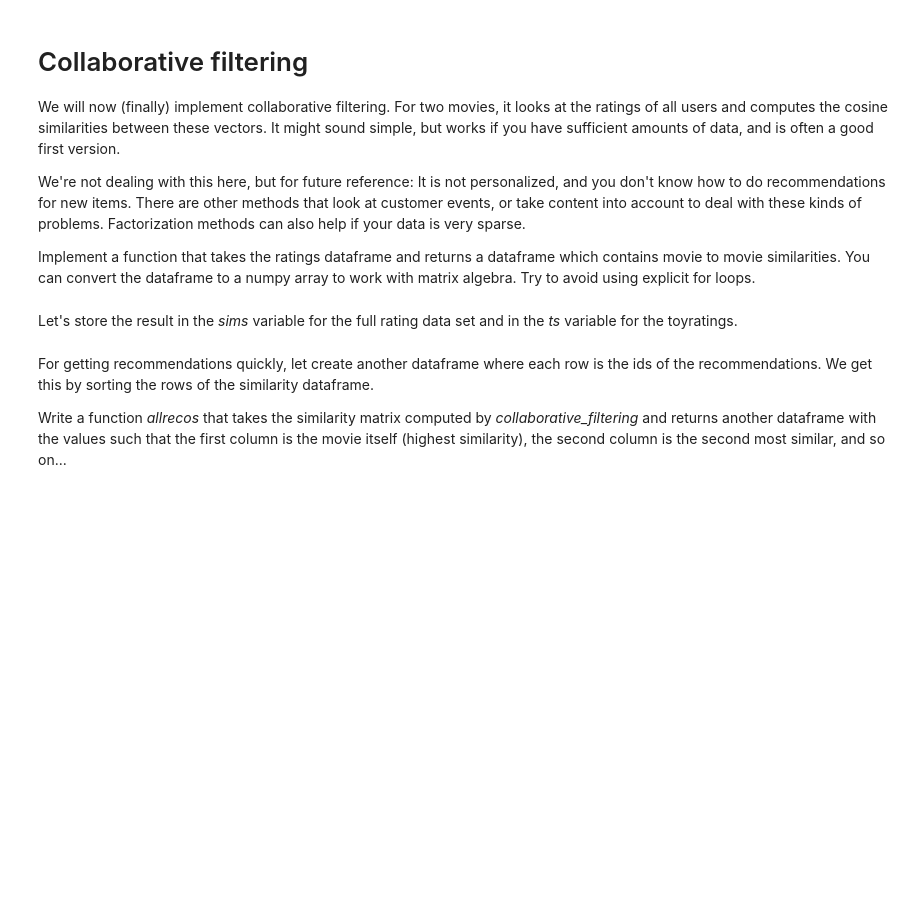
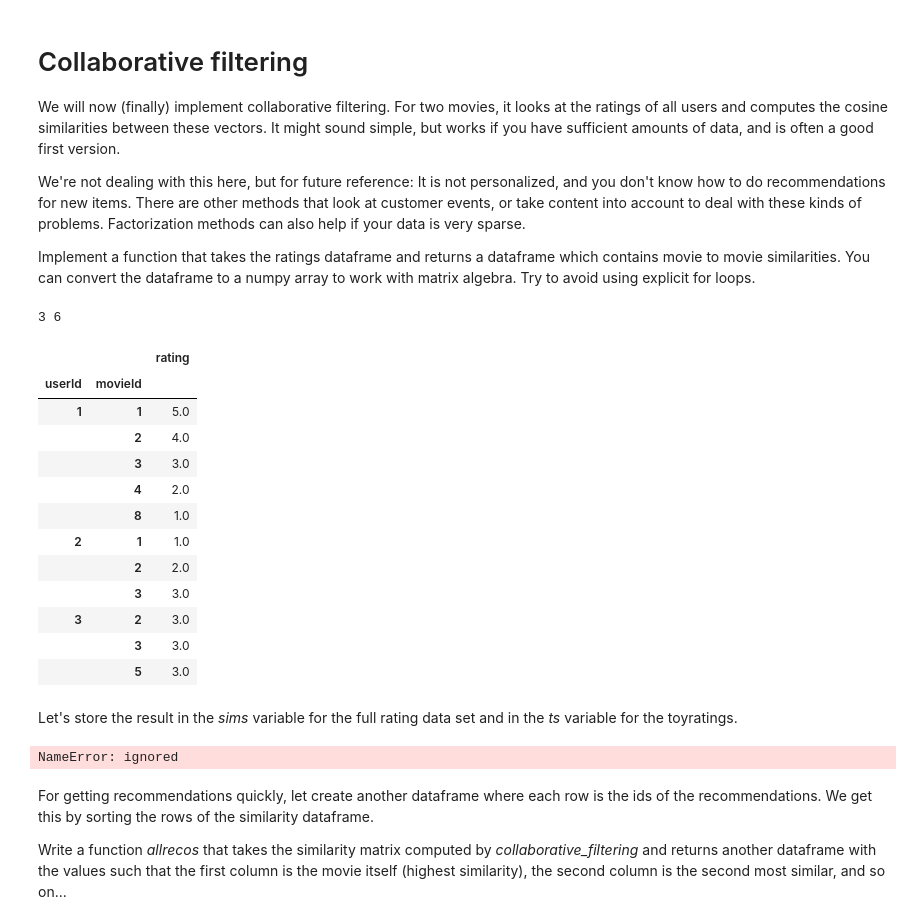
Before and after one commit to DOMEscho/saki-recommender-system, a Jupyter notebook: SAKI_reco_exercise.ipynb, the cells around one changed output. Saved outputs shown, nothing was run; the diff lists cells and outputs as text; code cells hidden in the pictures; blank space fills up the shorter version.

```diff
--- a/SAKI_reco_exercise.ipynb
+++ b/SAKI_reco_exercise.ipynb
@@ -204,3 +275,30 @@ collaborative_filtering(toyratings)
+# %%
+def collaborative_filtering(ratings):
+    #return ratings[['userId', 'movieId', 'rating']].set_index('userId').to_numpy()
+    #sim_df = pd.DataFrame(ratings[['movieId', 'userId', 'rating']])
+    #return sim_df.set_index(['movieId', 'movieId'])
+    # TODO: Make sure the are always sorted by userId, then by moviId
+    nr_of_rows = len(ratings['userId'].unique())
+    nr_of_columns = len(ratings['movieId'].unique())
+    print(nr_of_rows, nr_of_columns)
+    return ratings.set_index(['userId', 'movieId'])[['rating']]
+
+collaborative_filtering(toyratings)
+# %% [output]
+3 6
+|  |  | rating |
+| userId | movieId |  |
+| 1 | 1 | 5.0 |
+|  | 2 | 4.0 |
+|  | 3 | 3.0 |
+|  | 4 | 2.0 |
+|  | 8 | 1.0 |
+| 2 | 1 | 1.0 |
+|  | 2 | 2.0 |
+|  | 3 | 3.0 |
+| 3 | 2 | 3.0 |
+|  | 3 | 3.0 |
+|  | 5 | 3.0 |
 # %% [markdown]
 Let's store the result in the _sims_ variable for the full rating data set and in the _ts_ variable for the toyratings.
 # %%
@@ -209,6 +307,8 @@ sims
 
 ts = collaborative_filtering(toyratings)
 ts
+# %% [output]
+NameError: ignored
 # %% [markdown]
 For getting recommendations quickly, let create another dataframe where each row is the ids of the recommendations. We get this by sorting the rows of the similarity dataframe.
 
```
Also changed, not shown: parts of 16 cells of this notebook.
